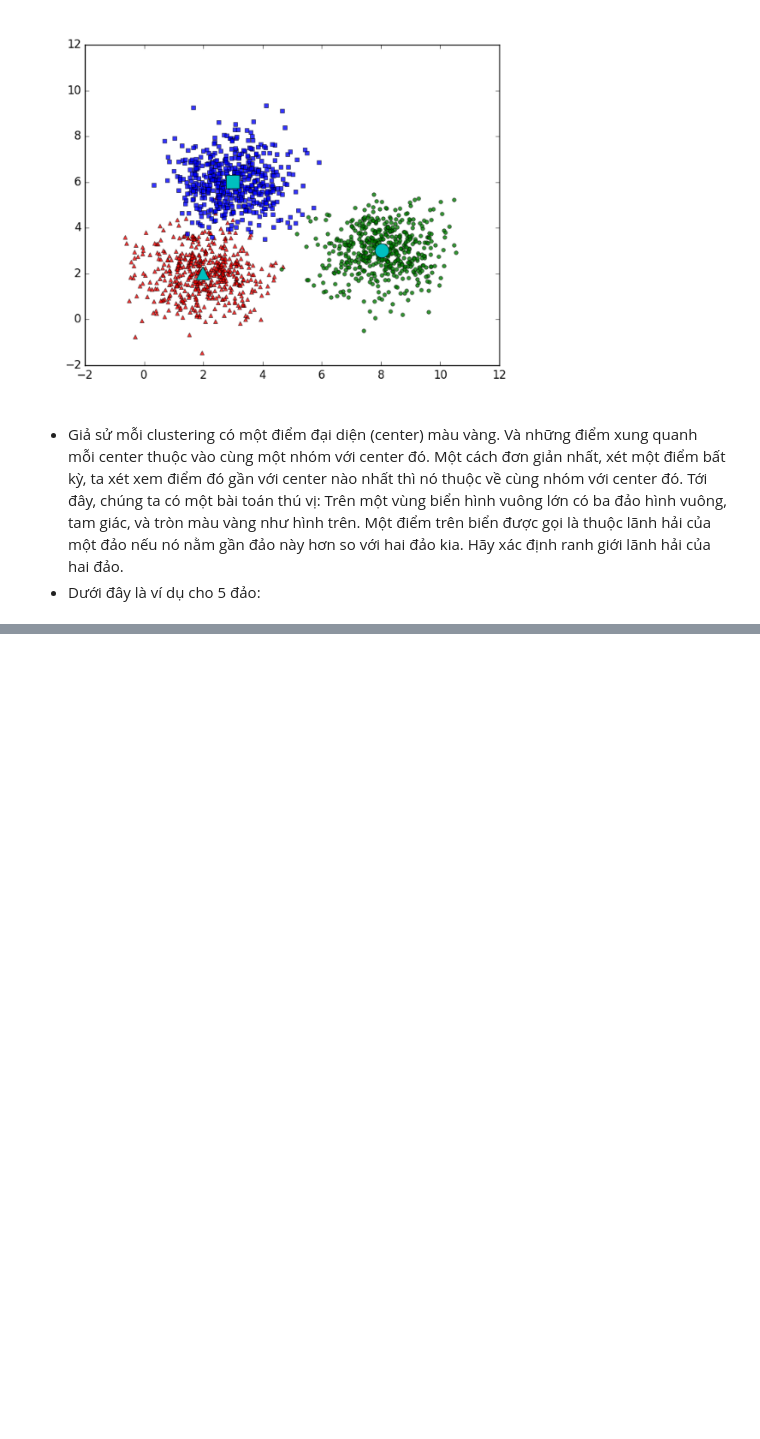
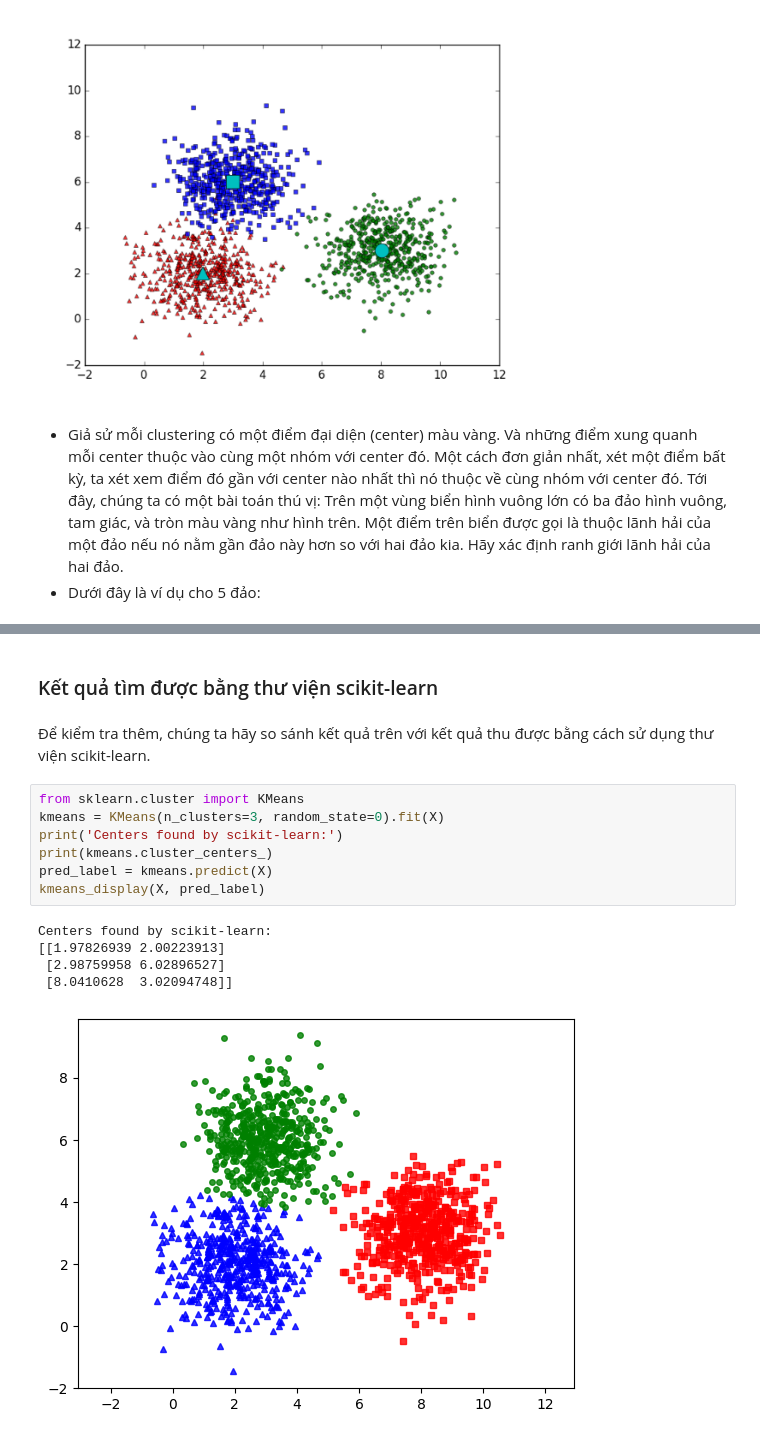
Before and after one commit to lephgvu/Machine-Learning, a Jupyter notebook: Kmeans/K-meansClustering.ipynb, the cells around one changed output, grey strips where cells are left out. Drawn from its saved outputs; the diff is of its cells as text; blank space fills up the shorter version.

```diff
--- a/Kmeans/K-meansClustering.ipynb
+++ b/Kmeans/K-meansClustering.ipynb
@@ -32,0 +162,17 @@ TypeError: Image data of dtype object cannot be converted to float
+# %% [markdown]
+### Kết quả tìm được bằng thư viện scikit-learn
+# %% [markdown]
+Để kiểm tra thêm, chúng ta hãy so sánh kết quả trên với kết quả thu được bằng cách sử dụng thư viện scikit-learn.
+# %%
+from sklearn.cluster import KMeans
+kmeans = KMeans(n_clusters=3, random_state=0).fit(X)
+print('Centers found by scikit-learn:')
+print(kmeans.cluster_centers_)
+pred_label = kmeans.predict(X)
+kmeans_display(X, pred_label)
+# %% [output]
+Centers found by scikit-learn:
+[[1.97826939 2.00223913]
+ [2.98759958 6.02896527]
+ [8.0410628  3.02094748]]
+[figure, added]
```
Also changed, not shown: parts of 22 cells of this notebook.
